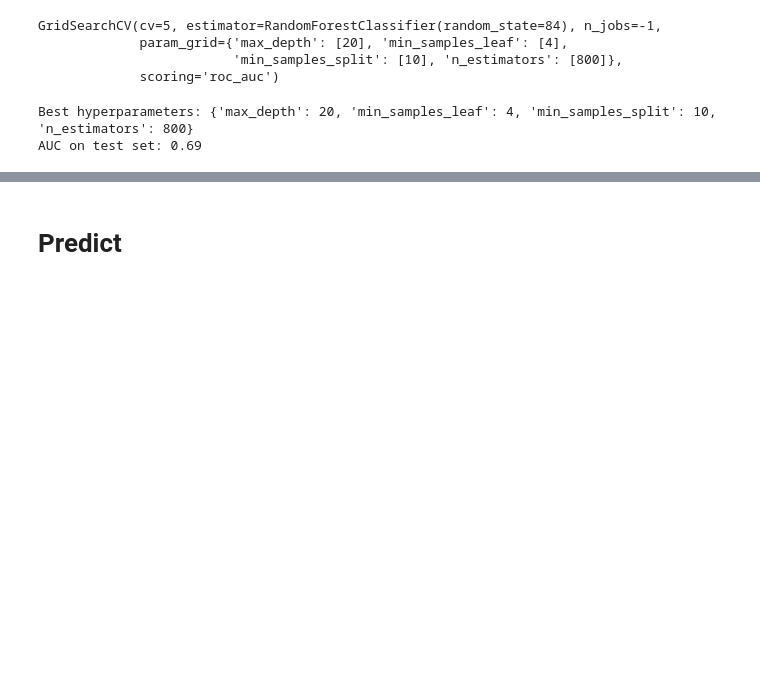
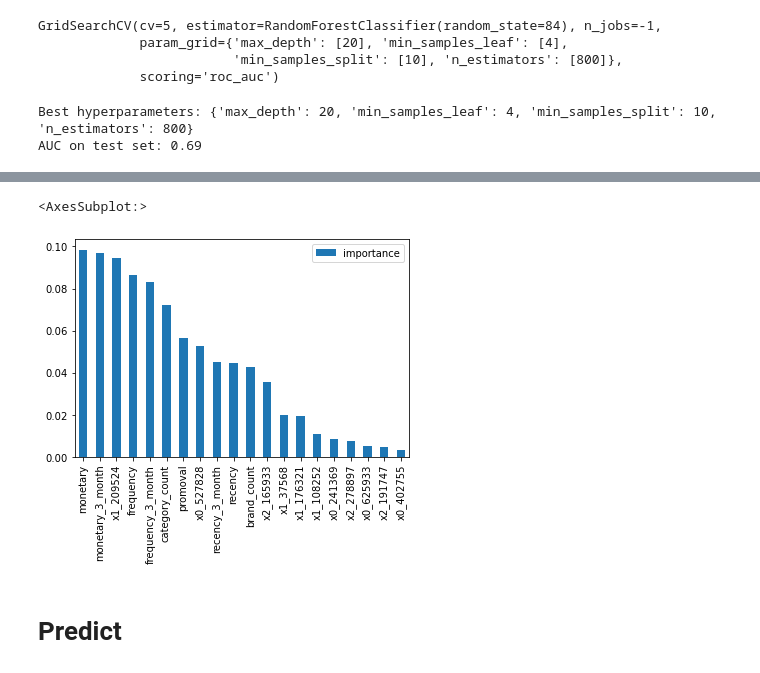
Before and after one commit to MiracleSkyHawk/RSM8521_A5_Final, a Jupyter notebook: Changsong Yang - Assignment 3.ipynb, the cells around one changed output, grey strips where cells are left out. Saved outputs shown, nothing was run; the diff lists cells and outputs as text; code cells hidden in the pictures; blank space fills up the shorter version.

```diff
--- a/Changsong Yang - Assignment 3.ipynb
+++ b/Changsong Yang - Assignment 3.ipynb
@@ -442,3 +469,12 @@ print(f'AUC on test set: {auc:.2f}')
 # %% [output]
 Best hyperparameters: {'max_depth': 20, 'min_samples_leaf': 4, 'min_samples_split': 10, 'n_estimators': 800}
 AUC on test set: 0.69
+# %%
+# Get the feature importances
+importances = best_rfc.feature_importances_
+
+importance_df = X_train.head(1).T
+importance_df['importance'] = importances
+importance_df.drop(16418, axis=1, inplace = True)
+importance_df.sort_values(by='importance', ascending=False, inplace=True)
+importance_df.head(10)
@@ -445,3 +495,8 @@ AUC on test set: 0.69
+# %%
+importance_df.head(20).plot(kind='bar')
+# %% [output]
+<AxesSubplot:>
+[figure, added]
 # %%
 # accuracy = accuracy_score(y_test, y_pred)
 # print("Accuracy:", accuracy)
```
Also changed, not shown: parts of 7 cells of this notebook, 8 other files.
